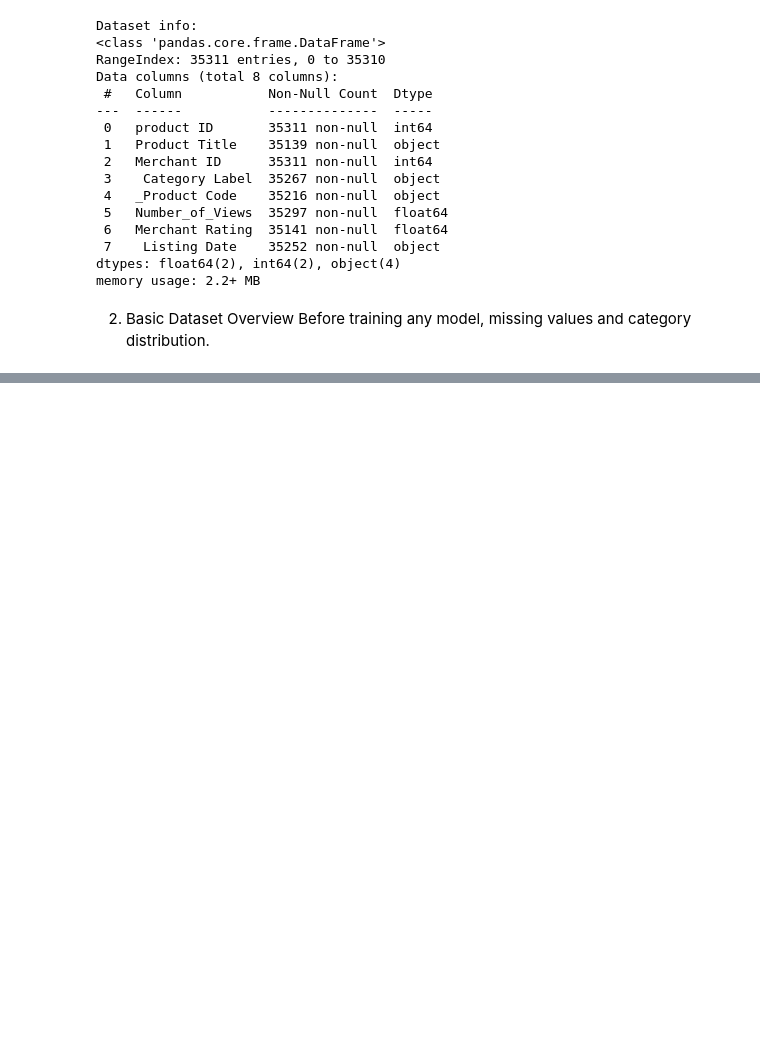
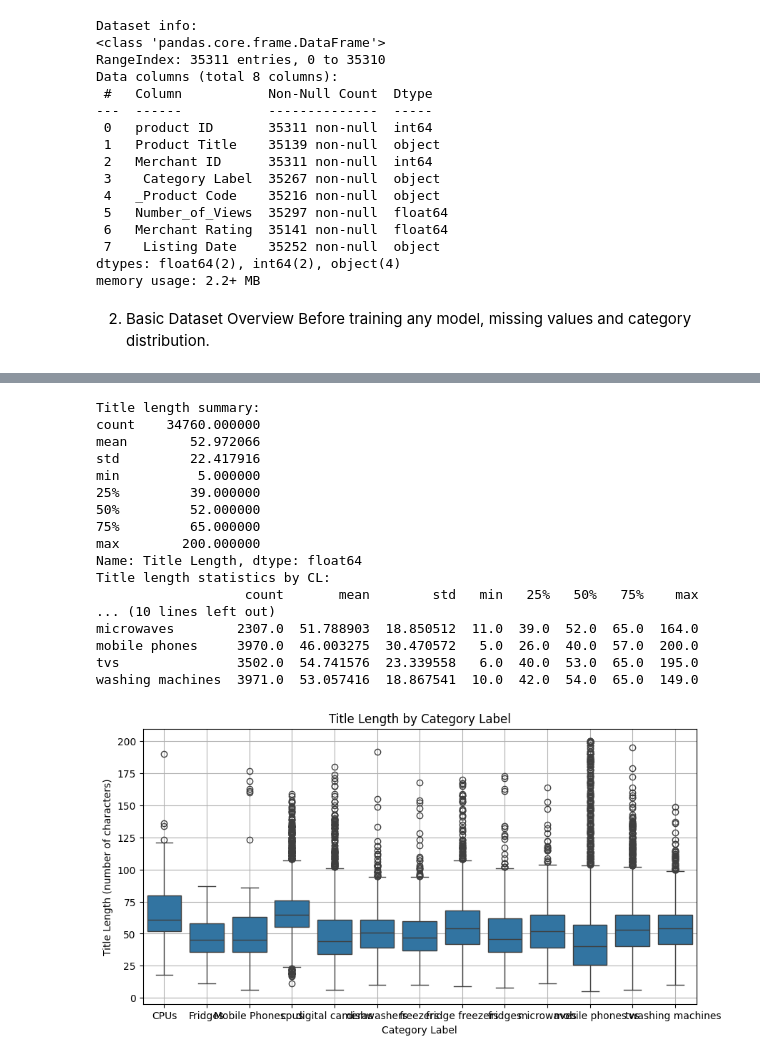
Before and after one commit to anel-ra/ml-model-creation, a Jupyter notebook: notebook/product_category_analysis.ipynb, the cells around one changed output, grey strips where cells are left out. Saved outputs shown, nothing was run; the diff lists cells and outputs as text; code cells hidden in the pictures; blank space fills up the shorter version.

```diff
--- a/notebook/product_category_analysis.ipynb
+++ b/notebook/product_category_analysis.ipynb
@@ -85,0 +143,7 @@ Name: count, dtype: int64
+# %%
+# Drop columns that are not useful for modeling
+df = df.drop(columns=['product ID', 'Merchant ID', '_Product Code', 'Number_of_Views', 'Merchant Rating', 'Listing Date'])
+
+# Preview remaining columns
+print("Remaining columns:")
+print(df.columns.tolist())
@@ -85,0 +158,42 @@ Name: count, dtype: int64
+# %%
+import seaborn as sns
+import matplotlib.pyplot as plt
+
+# Create new column with length
+df['Title Length'] = df['Product Title'].astype(str).str.len()
+
+# Show basic stats
+print("Title length summary:")
+print(df['Title Length'].describe())
+
+# Group by category label and describe title length
+print("Title length statistics by CL:")
+print(df.groupby('Category Label', observed=False)['Title Length'].describe())
+
+# Visualize distribution of review length by sentiment
+plt.figure(figsize=(10, 5))
+sns.boxplot(data=df, x='Category Label', y='Title Length')
+plt.title("Title Length by Category Label")
+plt.xlabel("Category Label")
+plt.ylabel("Title Length (number of characters)")
+plt.grid(True)
+plt.show()
+# %% [output]
+Title length summary:
+count    34760.000000
+mean        52.972066
+std         22.417916
+min          5.000000
+25%         39.000000
+50%         52.000000
+75%         65.000000
+max        200.000000
+Name: Title Length, dtype: float64
+Title length statistics by CL:
+                   count       mean        std   min   25%   50%   75%    max
+... (10 lines left out)
+microwaves        2307.0  51.788903  18.850512  11.0  39.0  52.0  65.0  164.0
+mobile phones     3970.0  46.003275  30.470572   5.0  26.0  40.0  57.0  200.0
+tvs               3502.0  54.741576  23.339558   6.0  40.0  53.0  65.0  195.0
+washing machines  3971.0  53.057416  18.867541  10.0  42.0  54.0  65.0  149.0
+[figure, added]
```
Also changed, not shown: parts of 6 cells of this notebook.
